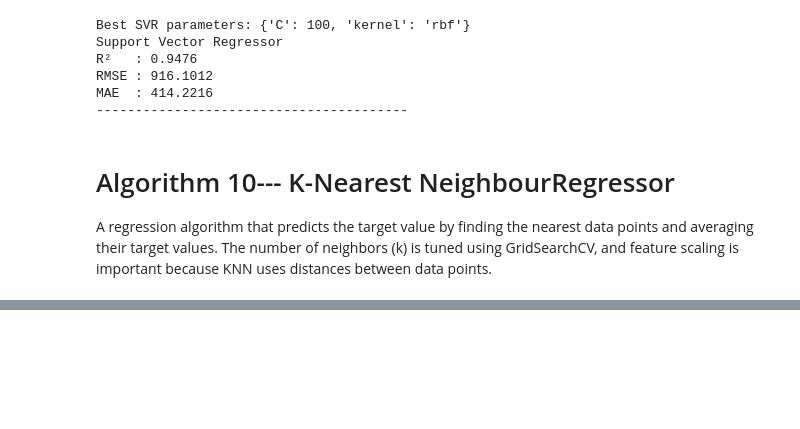
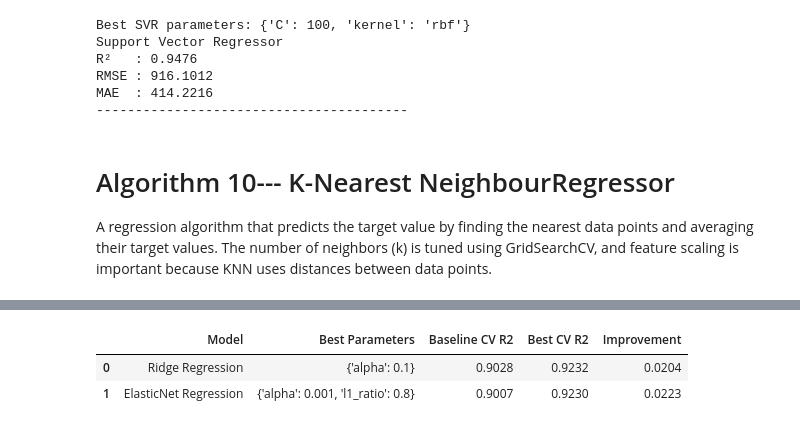
Before and after one commit to pragna100510/ML_Capstone, a Jupyter notebook: regression/regression.ipynb, the cells around one changed output, grey strips where cells are left out. Cells and saved outputs as stored; diff of their text form; code cells hidden in the pictures; blank space fills up the shorter version.

```diff
--- a/regression/regression.ipynb
+++ b/regression/regression.ipynb
@@ -981,0 +1039,29 @@ MAE  : 409.3226
+# %%
+tuning_results = [
+    {
+        "Model": "Ridge Regression",
+        "Best Parameters": ridge_grid.best_params_,
+        "Baseline CV R2": 0.9028,
+        "Best CV R2": ridge_grid.best_score_,
+        "Improvement": ridge_grid.best_score_ - 0.9028
+    },
+    {
+        "Model": "ElasticNet Regression",
+        "Best Parameters": elastic_grid.best_params_,
+        "Baseline CV R2": 0.9007,
+        "Best CV R2": elastic_grid.best_score_,
+        "Improvement": elastic_grid.best_score_ - 0.9007
+    }
+]
+
+tuning_comparison = pd.DataFrame(tuning_results)
+
+tuning_comparison["Baseline CV R2"] = tuning_comparison["Baseline CV R2"].round(4)
+tuning_comparison["Best CV R2"] = tuning_comparison["Best CV R2"].round(4)
+tuning_comparison["Improvement"] = tuning_comparison["Improvement"].round(4)
+
+tuning_comparison
+# %% [output]
+|  | Model | Best Parameters | Baseline CV R2 | Best CV R2 | Improvement |
+| 0 | Ridge Regression | {'alpha': 0.1} | 0.9028 | 0.9232 | 0.0204 |
+| 1 | ElasticNet Regression | {'alpha': 0.001, 'l1_ratio': 0.8} | 0.9007 | 0.9230 | 0.0223 |
```
Also changed, not shown: parts of 9 cells of this notebook.
